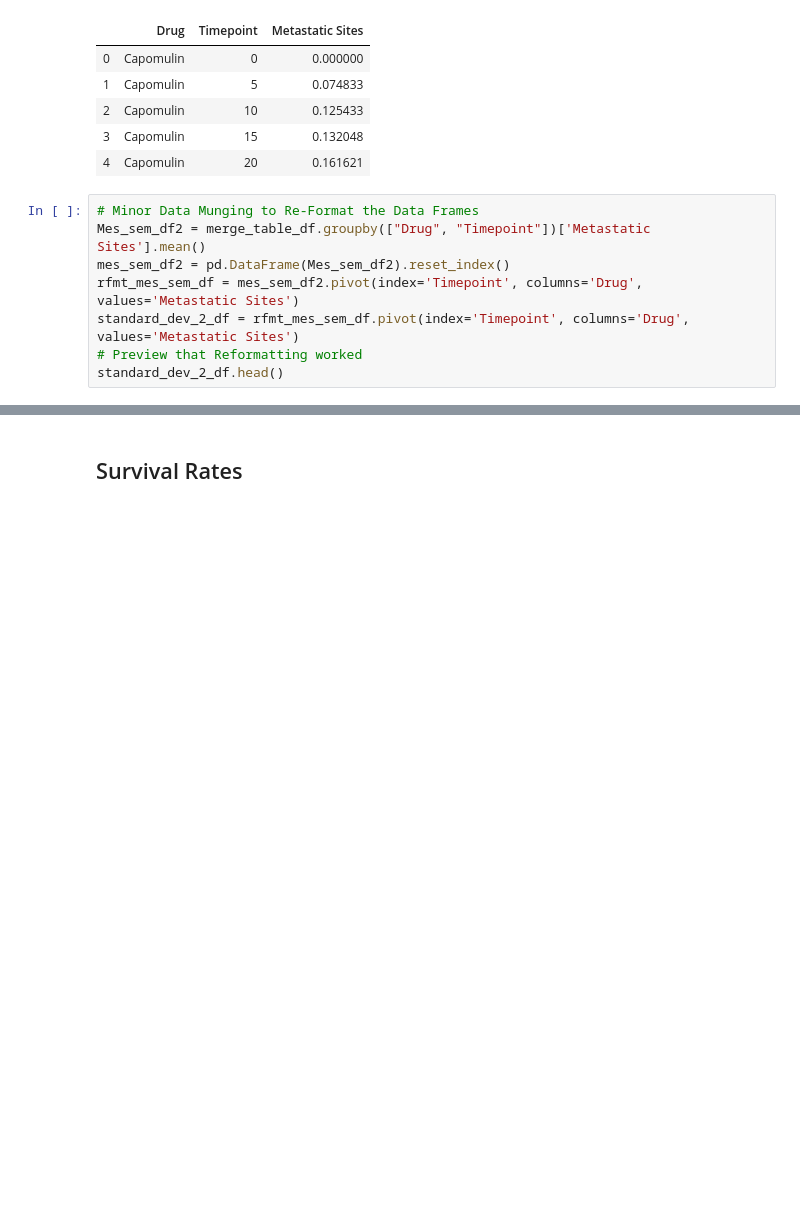
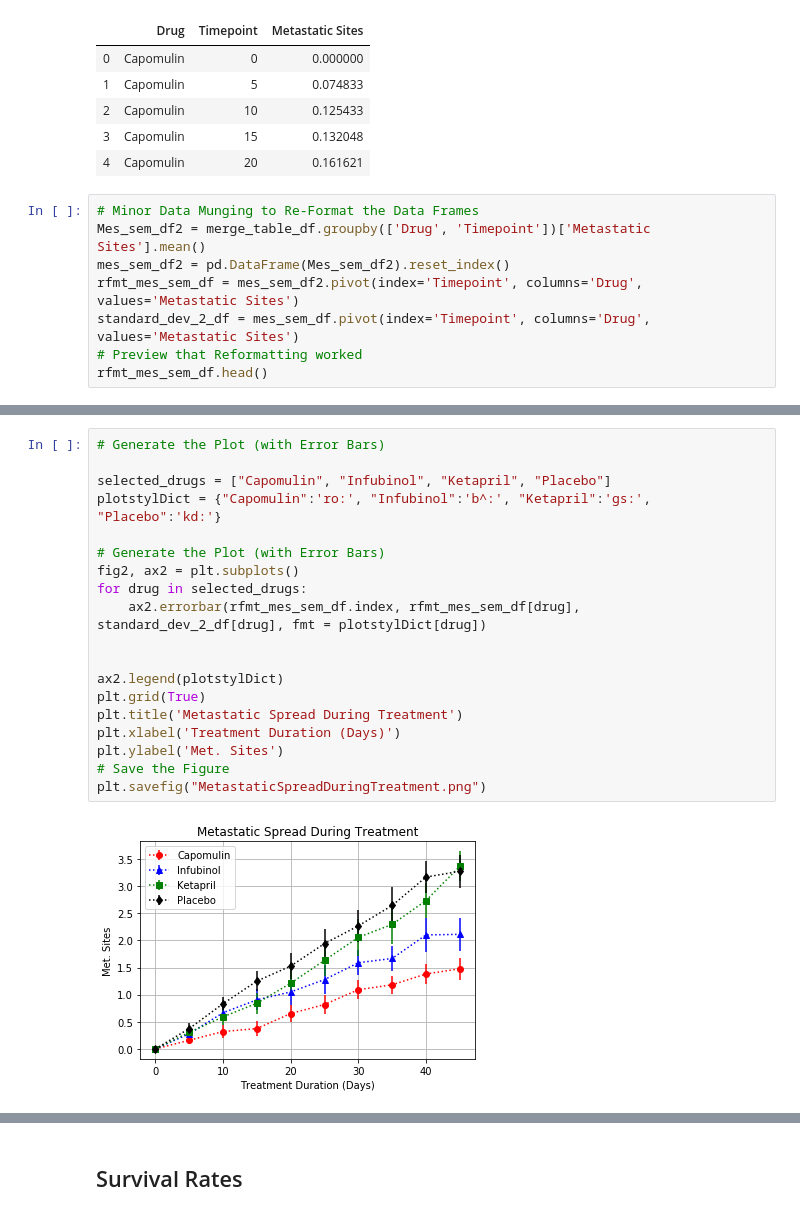
Before and after one commit to ShowersA/Matplotlib_Challenge, a Jupyter notebook: Pymaceuticals/pymaceuticals.ipynb, the cells around one changed output, grey strips where cells are left out. Drawn from its saved outputs; the diff is of its cells as text; blank space fills up the shorter version.

```diff
--- a/Pymaceuticals/pymaceuticals.ipynb
+++ b/Pymaceuticals/pymaceuticals.ipynb
@@ -140,10 +140,10 @@ mes_sem_df.head()
 | 4 | Capomulin | 20 | 0.161621 |
 # %%
 # Minor Data Munging to Re-Format the Data Frames
-Mes_sem_df2 = merge_table_df.groupby(["Drug", "Timepoint"])['Metastatic Sites'].mean()
+Mes_sem_df2 = merge_table_df.groupby(['Drug', 'Timepoint'])['Metastatic Sites'].mean()
 mes_sem_df2 = pd.DataFrame(Mes_sem_df2).reset_index()
 rfmt_mes_sem_df = mes_sem_df2.pivot(index='Timepoint', columns='Drug', values='Metastatic Sites')
-standard_dev_2_df = rfmt_mes_sem_df.pivot(index='Timepoint', columns='Drug', values='Metastatic Sites')
+standard_dev_2_df = mes_sem_df.pivot(index='Timepoint', columns='Drug', values='Metastatic Sites')
 # Preview that Reformatting worked
-standard_dev_2_df.head()
+rfmt_mes_sem_df.head()
 # %% [output]
@@ -166,3 +173,24 @@ KeyError: 'Timepoint'
+# %%
+# Generate the Plot (with Error Bars)
+
+selected_drugs = ["Capomulin", "Infubinol", "Ketapril", "Placebo"]
+plotstylDict = {"Capomulin":'ro:', "Infubinol":'b^:', "Ketapril":'gs:', "Placebo":'kd:'}
+
+# Generate the Plot (with Error Bars)
+fig2, ax2 = plt.subplots()
+for drug in selected_drugs:
+    ax2.errorbar(rfmt_mes_sem_df.index, rfmt_mes_sem_df[drug], standard_dev_2_df[drug], fmt = plotstylDict[drug])
+
+
+ax2.legend(plotstylDict)
+plt.grid(True)
+plt.title('Metastatic Spread During Treatment')
+plt.xlabel('Treatment Duration (Days)')
+plt.ylabel('Met. Sites')
+# Save the Figure
+plt.savefig("MetastaticSpreadDuringTreatment.png")
+# %% [output]
+[figure, added]
 # %% [markdown]
 ![Metastatic Spread During Treatment](../Images/spread.png)
 # %% [markdown]
```
Also changed, not shown: parts of 10 cells of this notebook.
